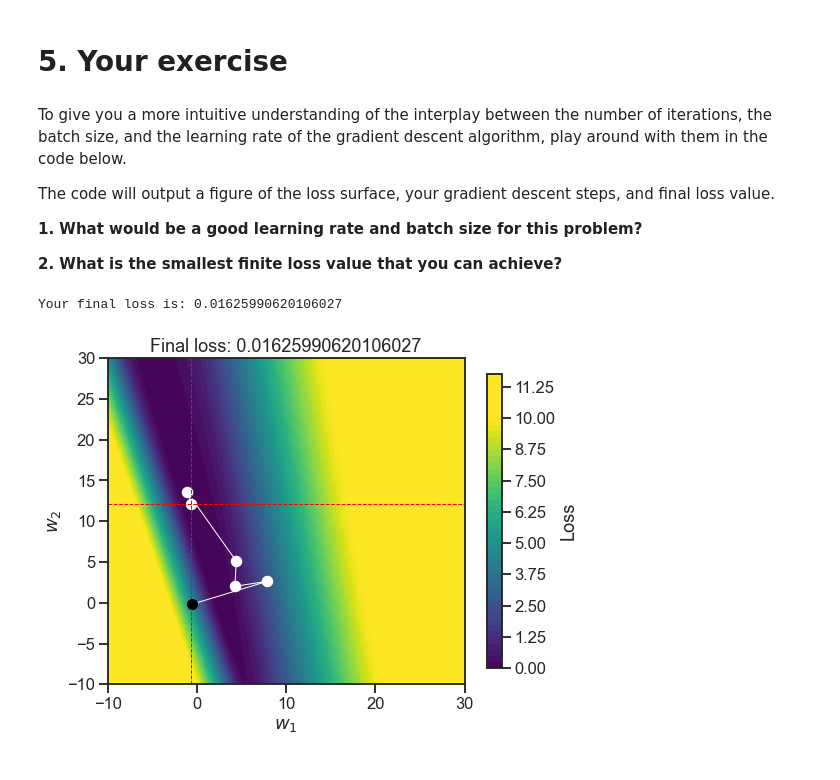
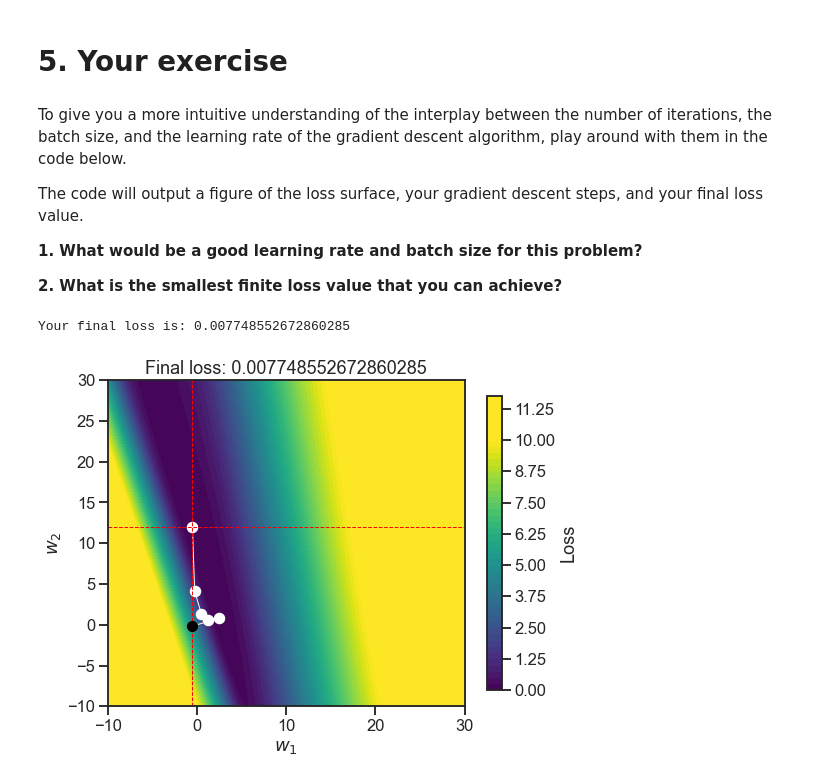
Before and after one commit to athms/dssg-dl-tutorial, a Jupyter notebook: 1-Perceptrons_in-30min.ipynb, the cells around one changed output. Saved outputs shown, nothing was run; the diff lists cells and outputs as text; code cells hidden in the pictures.

```diff
--- a/1-Perceptrons_in-30min.ipynb
+++ b/1-Perceptrons_in-30min.ipynb
@@ -292,7 +301,7 @@ As you can see, the decision boundary of the Perceptron represents a [hyperplane
 # %% [markdown]
 To give you a more intuitive understanding of the interplay between the number of iterations, the batch size, and the learning rate of the gradient descent algorithm, play around with them in the code below.
 
-The code will output a figure of the loss surface, your gradient descent steps, and final loss value.
+The code will output a figure of the loss surface, your gradient descent steps, and your final loss value.
 
 **1. What would be a good learning rate and batch size for this problem?**
 
@@ -300,36 +309,44 @@ The code will output a figure of the loss surface, your gradient descent steps,
 # %%
 # set random seed
 np.random.seed(4123)
 
 
 
 # 1. create an instance of the perceptron
-perceptron = Perceptron(n_in=2) # this time we do not fixate the bias, but learn it also!
+perceptron = Perceptron(n_in=2)
 
 
 
 # 2. Indicate gradient descent parameters
 # ***Your values go here:***
 n_steps = 4000 # number of gradient descent steps
-batch_size = 100 # number of random samples drawn at each iteration (needs to be < 101)
+batch_size = 32 # number of random samples drawn at each iteration (needs to be < 101)
 learning_rate = 0.1 # our learning rate
 
 
 
 # 3. Perform gradient descent
-perceptron.train(X=X, y=y,
-                 n_steps=n_steps+1,
-                 batch_size=batch_size,
-                 learning_rate=learning_rate)
+perceptron.train(
+    X=X, # the data
+
+    y=y, # data labels
+
+    n_steps=n_steps, # number gradient descent steps
+
+    batch_size=batch_size, # number instances per iteration
+
+    learning_rate=learning_rate
+)
 print('Your final loss is: {}'.format(perceptron.training_loss[-1]))
 
 
 
 # 4. plot gradient descent path
 fig, ax = plotting.plot_gradient_descent_path(
-    perceptron=perceptron,
-    X=X,
-    y=y)
+    perceptron=perceptron, # the trained perceptron
+    X=X, # the data
+    y=y # data labels
+)
 # %% [output]
-Your final loss is: 0.01625990620106027
+Your final loss is: 0.007748552672860285
-[figure, old version]
+[figure, new version]
```
Also changed, not shown: parts of 13 cells of this notebook.
